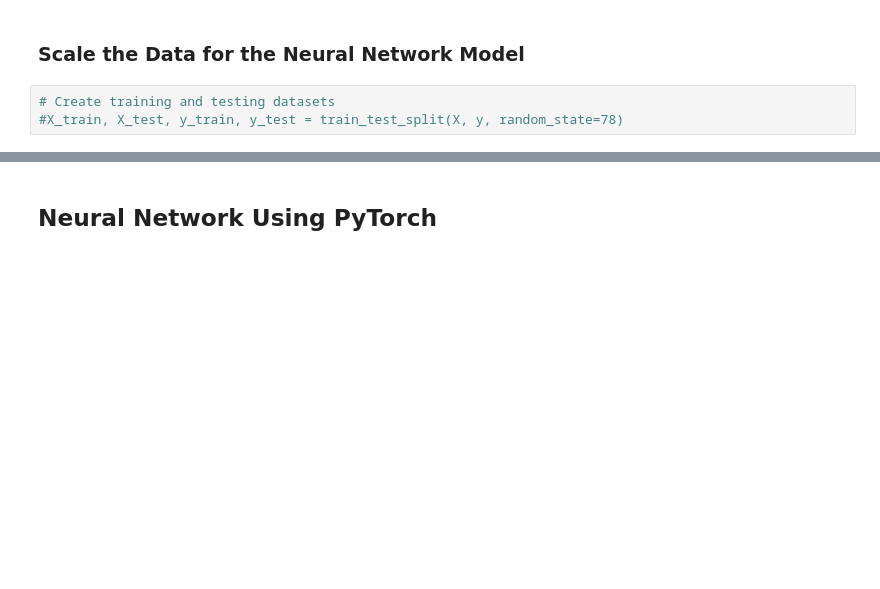
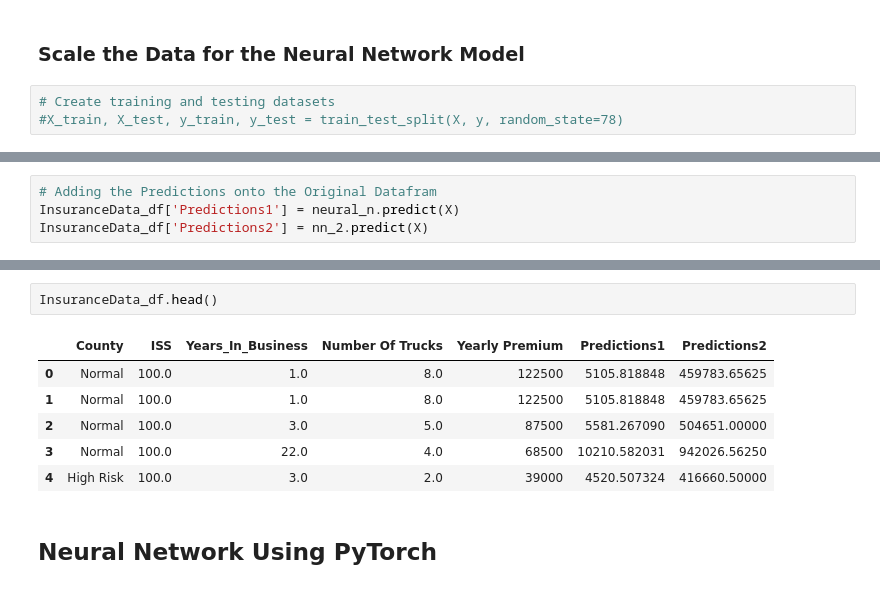
Before and after one commit to wdriera33/FintechProject2, a Jupyter notebook: InsurancePremiumModel.ipynb, the cells around one changed output, grey strips where cells are left out. Cells and saved outputs as stored; diff of their text form; blank space fills up the shorter version.

```diff
--- a/InsurancePremiumModel.ipynb
+++ b/InsurancePremiumModel.ipynb
@@ -113,0 +111,4 @@ plt.show()
+# %%
+# Adding the Predictions onto the Original Datafram
+InsuranceData_df['Predictions1'] = neural_n.predict(X)
+InsuranceData_df['Predictions2'] = nn_2.predict(X)
@@ -114,3 +118,12 @@ plt.show()
+# %%
+InsuranceData_df.head()
+# %% [output]
+|  | County | ISS | Years_In_Business | Number Of Trucks | Yearly Premium | Predictions1 | Predictions2 |
+| 0 | Normal | 100.0 | 1.0 | 8.0 | 122500 | 5105.818848 | 459783.65625 |
+| 1 | Normal | 100.0 | 1.0 | 8.0 | 122500 | 5105.818848 | 459783.65625 |
+| 2 | Normal | 100.0 | 3.0 | 5.0 | 87500 | 5581.267090 | 504651.00000 |
+| 3 | Normal | 100.0 | 22.0 | 4.0 | 68500 | 10210.582031 | 942026.56250 |
+| 4 | High Risk | 100.0 | 3.0 | 2.0 | 39000 | 4520.507324 | 416660.50000 |
 # %% [markdown]
 ## Neural Network Using PyTorch
 # %%
```
Also changed, not shown: parts of 23 cells of this notebook.
